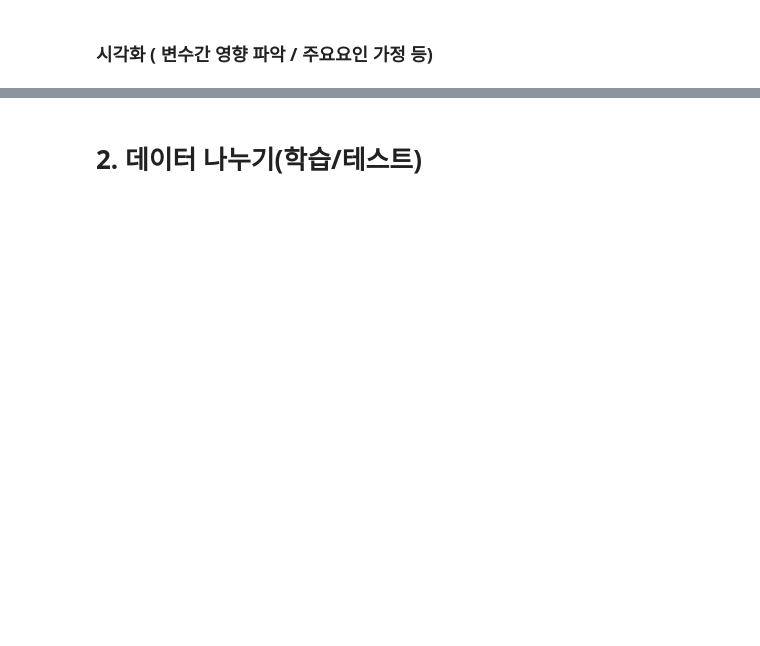
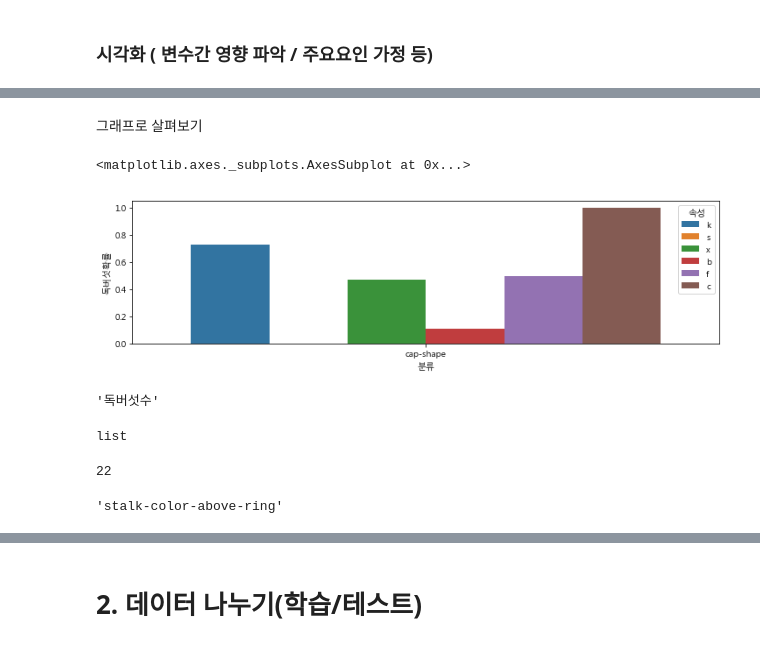
Before and after one commit to namsoojang/Play_with_Data_2nd, a Jupyter notebook: 개인공유/장남수/4강추가-판다스&그래프_머쉬룸분류/Pandas&Randomforest_v2.ipynb, the cells around one changed output, grey strips where cells are left out. Cells and saved outputs as stored; diff of their text form; code cells hidden in the pictures; blank space fills up the shorter version.

```diff
--- a/개인공유/장남수/4강추가-판다스&그래프_머쉬룸분류/Pandas&Randomforest_v2.ipynb
+++ b/개인공유/장남수/4강추가-판다스&그래프_머쉬룸분류/Pandas&Randomforest_v2.ipynb
@@ -111,6 +140 @@ sns.countplot(data=data, x='c', hue= 'is_poison')
-# %%
-from matplotlib import rcParams
-
-# figure size in inches
-rcParams['figure.figsize'] = 12, 6
 # %%
@@ -125,0 +162,10 @@ data.head()
+# %%
+results=[]
+for fe in data.columns[1:]:
+
+    for att in set(data[fe]):
+
+        count_p = len(data[(data[fe] == att) & (data.iloc[:,0]== 'p')])
+        count_e = len(data[(data[fe] == att) & (data.iloc[:,0] == 'e')])
+        result = [fe, att, count_p, count_e, count_p/(count_p+count_e), count_e/(count_p+count_e)]
+        results.append(result)
@@ -125,0 +195,2 @@ data.head()
+# %%
+data_cal = pd.DataFrame(results, columns = ['분류', '속성', '독버섯수','식용버섯수', '독버섯확률','식용버섯확률'])
@@ -125,0 +211,11 @@ data.head()
+# %% [markdown]
+그래프로 살펴보기
+# %%
+sns.barplot(data = data_cal[data_cal['분류'] == data_cal.columns[0]], x ='분류', y = '독버섯확률', hue = '속성')
+# %% [output]
+<matplotlib.axes._subplots.AxesSubplot at 0x...>
+[figure, added]
+# %%
+data_cal.columns[2]
+# %% [output]
+'독버섯수'
@@ -125,0 +224,12 @@ data.head()
+# %%
+type(ss)
+# %% [output]
+list
+# %%
+len(ss)
+# %% [output]
+22
+# %%
+ss[2]
+# %% [output]
+'stalk-color-above-ring'
```
Also changed, not shown: parts of 36 cells of this notebook, 1 other file.
